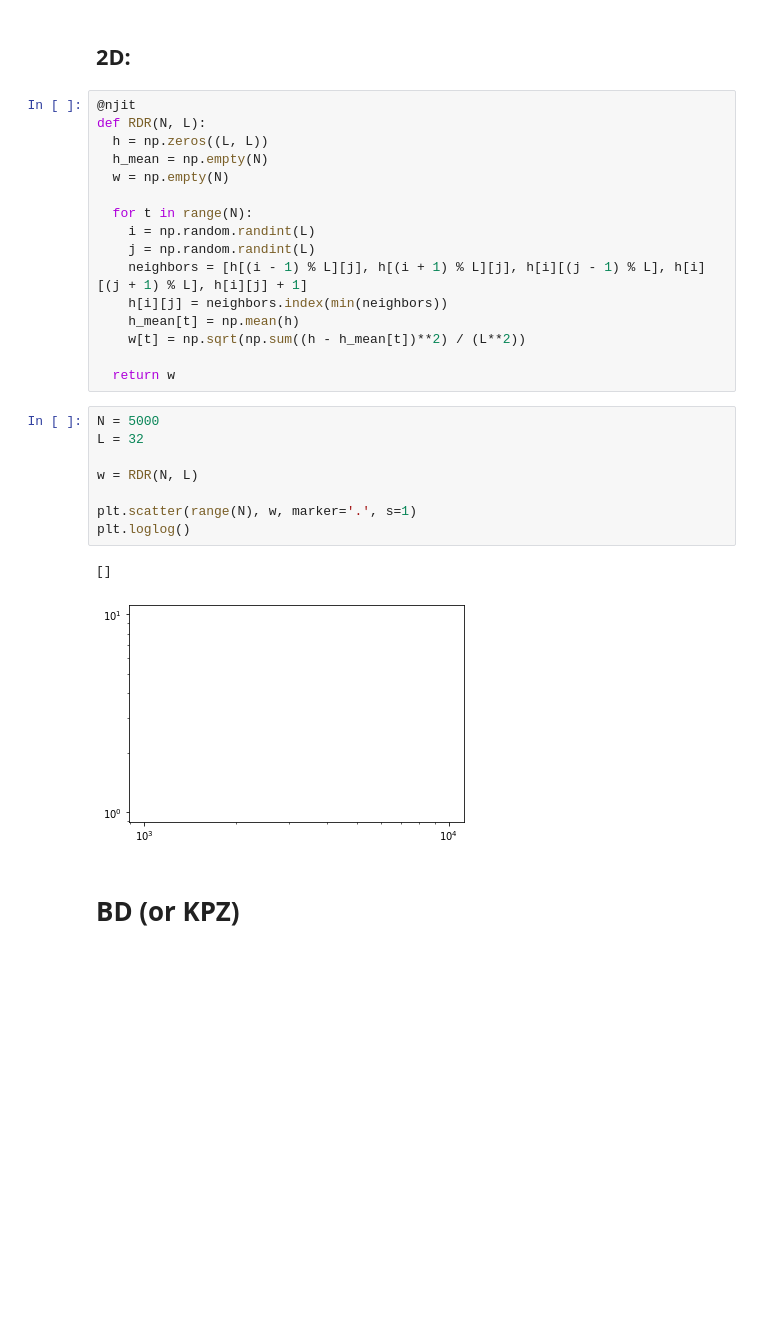
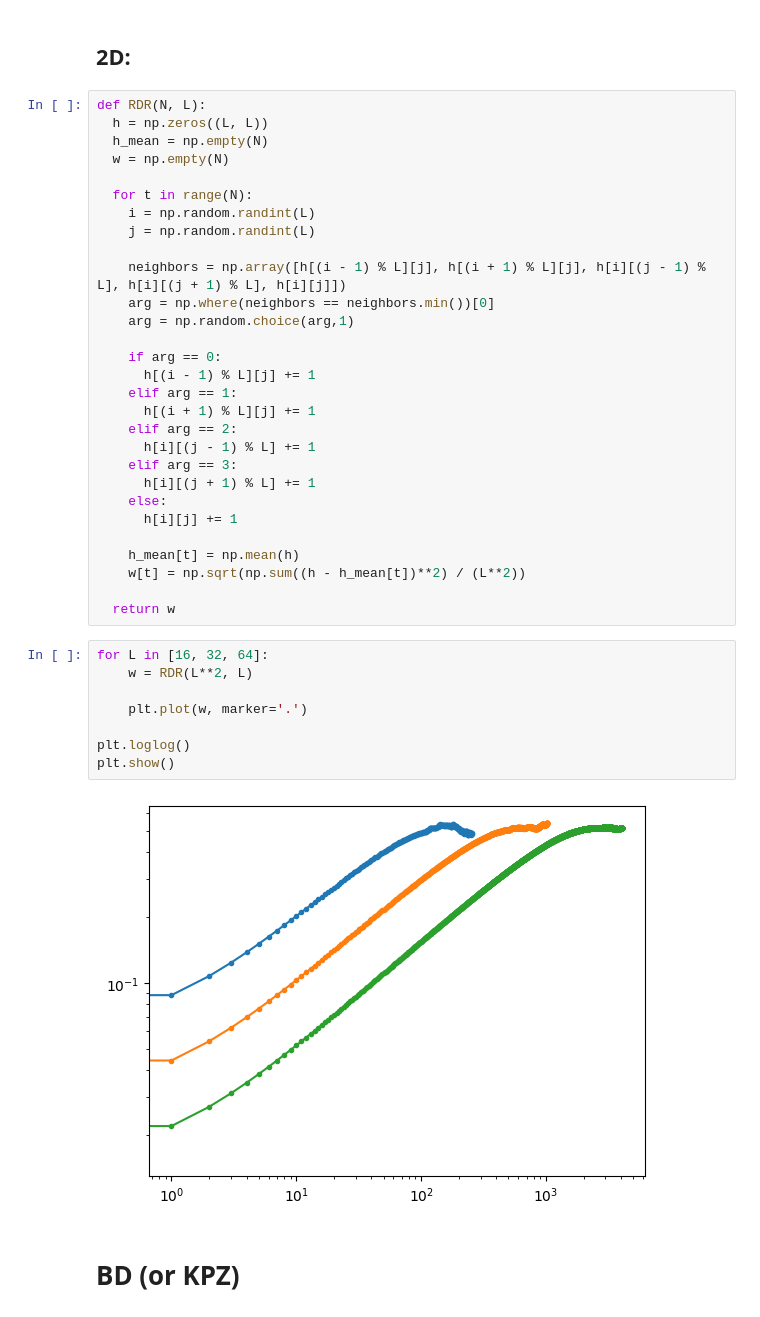
Before and after one commit to yashar7799/comp-physics-sbu, a Jupyter notebook: set1.ipynb, the cells around one changed output. Drawn from its saved outputs; the diff is of its cells as text; blank space fills up the shorter version.

```diff
--- a/set1.ipynb
+++ b/set1.ipynb
@@ -36,7 +36,6 @@ plt.scatter(range(N), w, marker='.', s=1)
 # %% [markdown]
 ## 2D:
 # %%
-@njit
 def RDR(N, L):
   h = np.zeros((L, L))
   h_mean = np.empty(N)
@@ -45,23 +44,36 @@ def RDR(N, L):
   for t in range(N):
     i = np.random.randint(L)
     j = np.random.randint(L)
-    neighbors = [h[(i - 1) % L][j], h[(i + 1) % L][j], h[i][(j - 1) % L], h[i][(j + 1) % L], h[i][j] + 1]
-    h[i][j] = neighbors.index(min(neighbors))
+
+    neighbors = np.array([h[(i - 1) % L][j], h[(i + 1) % L][j], h[i][(j - 1) % L], h[i][(j + 1) % L], h[i][j]])
+    arg = np.where(neighbors == neighbors.min())[0]
+    arg = np.random.choice(arg,1)
+
+    if arg == 0:
+      h[(i - 1) % L][j] += 1
+    elif arg == 1:
+      h[(i + 1) % L][j] += 1
+    elif arg == 2:
+      h[i][(j - 1) % L] += 1
+    elif arg == 3:
+      h[i][(j + 1) % L] += 1
+    else:
+      h[i][j] += 1
+
     h_mean[t] = np.mean(h)
     w[t] = np.sqrt(np.sum((h - h_mean[t])**2) / (L**2))
 
   return w
 # %%
-N = 5000
-L = 32
+for L in [16, 32, 64]:
+    w = RDR(L**2, L)
 
-w = RDR(N, L)
+    plt.plot(w, marker='.')
 
-plt.scatter(range(N), w, marker='.', s=1)
 plt.loglog()
+plt.show()
 # %% [output]
-[]
-[figure, old version]
+[figure, new version]
 # %% [markdown]
 # BD (or KPZ)
 # %% [markdown]
```
Also changed, not shown: parts of 2 cells of this notebook.
